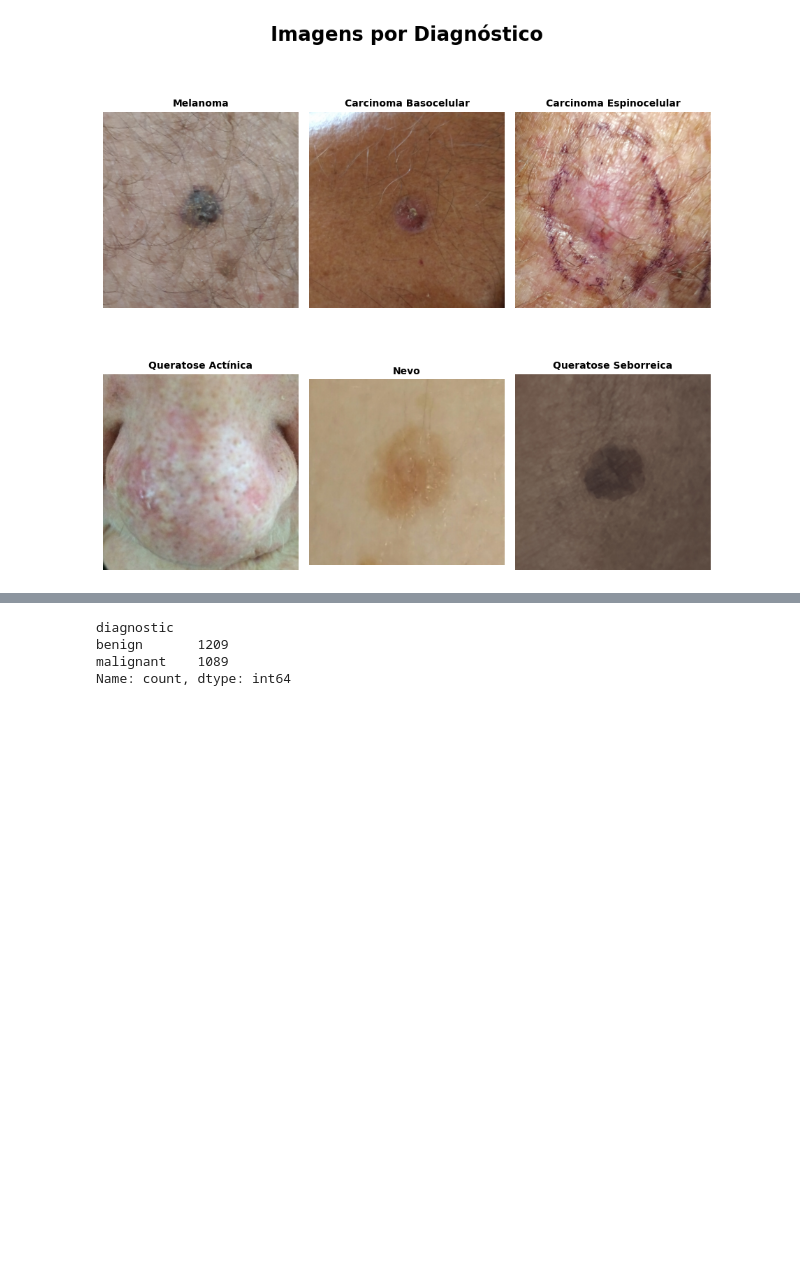
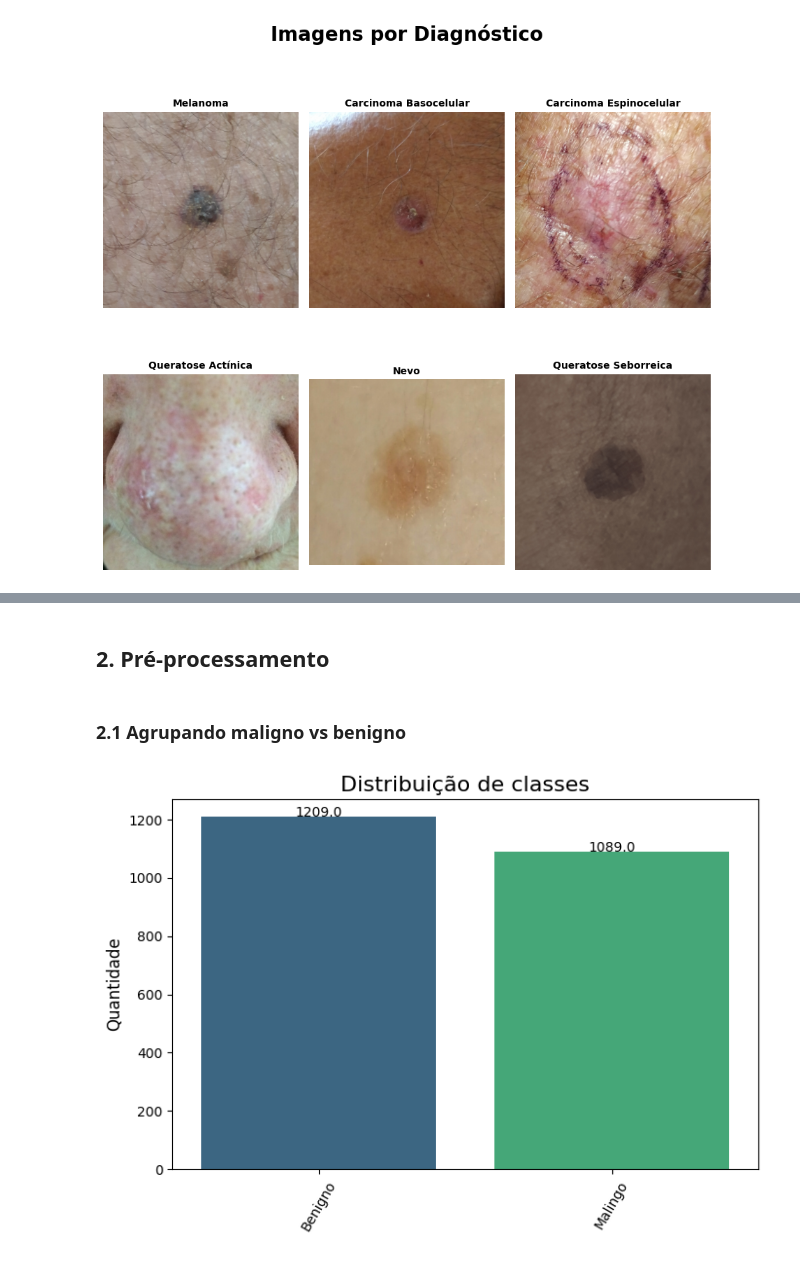
Before and after one commit to peuBouzon/workshop-transformers, a Jupyter notebook: exemplos/2-mini_vit.ipynb, the cells around one changed output, grey strips where cells are left out. Saved outputs shown, nothing was run; the diff lists cells and outputs as text; code cells hidden in the pictures; blank space fills up the shorter version.

```diff
--- a/exemplos/2-mini_vit.ipynb
+++ b/exemplos/2-mini_vit.ipynb
@@ -46,16 +51,21 @@ Name: count, dtype: int64
+# %% [markdown]
+## 2. Pré-processamento
+# %% [markdown]
+### 2.1 Agrupando maligno vs benigno
 # %%
 df.loc[:, 'diagnostic'] = \
   df['diagnostic'].map({
     'BCC': 'malignant',
     'SCC': 'malignant',
     'ACK': 'benign',
     'NEV': 'benign',
     'SEK': 'benign',
     'MEL': 'malignant'
   })
-df['diagnostic'].value_counts()
+
+plot_class_distribution(df, label_col='diagnostic', map_label_names={
+              'malignant': 'Malingo',
+              'benign': 'Benigno'
+          })
 # %% [output]
-diagnostic
-benign       1209
-malignant    1089
-Name: count, dtype: int64
+[figure, added]
```
Also changed, not shown: parts of 28 cells of this notebook.
